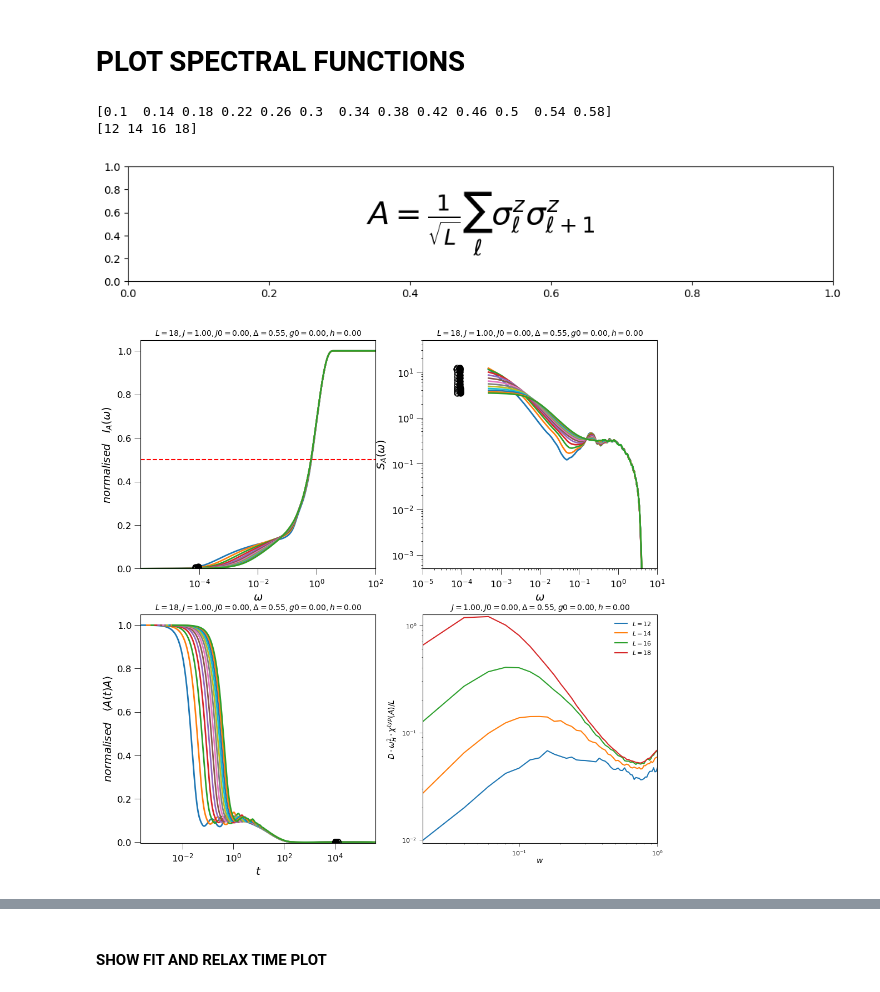
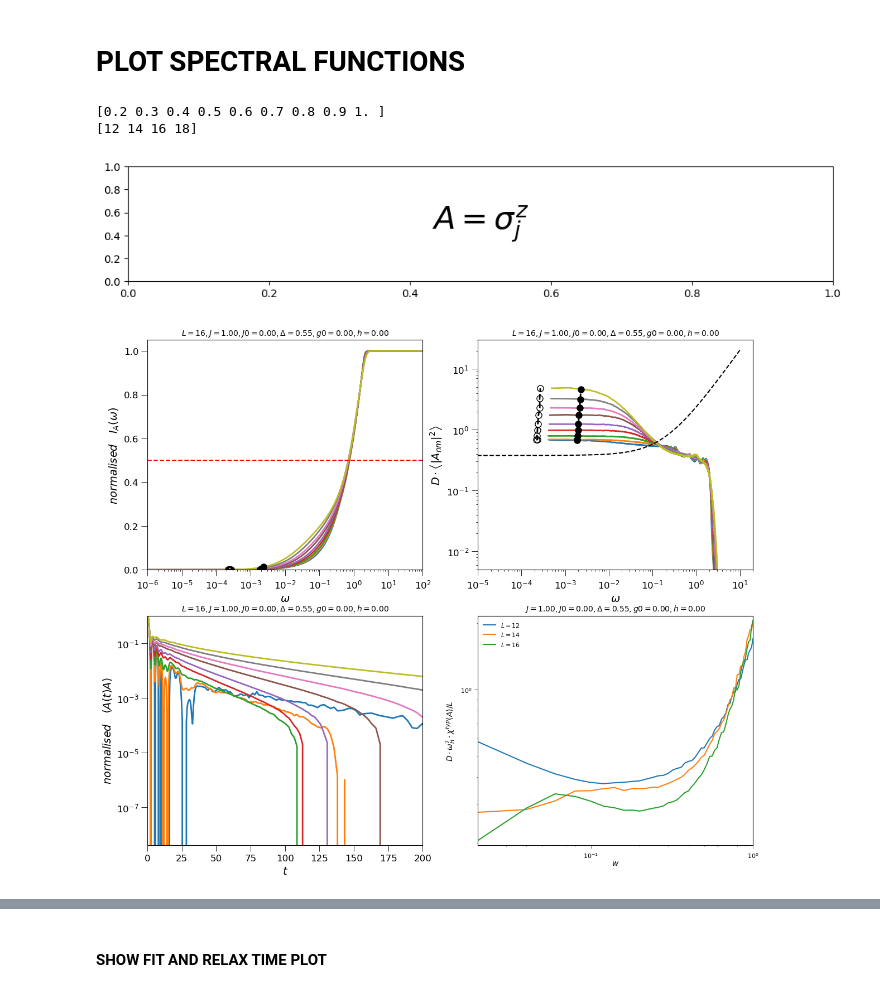
Before and after one commit to makskliczkowski/Transverse_Ising_ETH, a Jupyter notebook: IsignTransverse_ETH/Python/spectral_functions.ipynb, the cells around one changed output, grey strips where cells are left out. Drawn from its saved outputs; the diff is of its cells as text; code cells hidden in the pictures.

```diff
--- a/IsignTransverse_ETH/Python/spectral_functions.ipynb
+++ b/IsignTransverse_ETH/Python/spectral_functions.ipynb
@@ -125,63 +125,63 @@ spec_dir = cf.base_directory + ("IntegratedResponseFunction%sDERIVATIVE%s"%(kPSe
 agp_dir = cf.base_directory + "AGP{kPSep}" + cf.op_name + kPSep;
 # %%
 
-x0 = 0.1
-xend = 0.6
-dx = 0.04
+x0 = 0.2
+xend = 1.0
+dx = 0.1
 vals = spec_fun.get_scaling_array(user_settings, x0, xend, dx)
 print(vals)
 fig, axis = plt.subplots( nrows=1, ncols=1, figsize=(12,2), dpi = 100)
 axis.annotate(r"$A=$"+cf.operator_formuals[user_settings['operator']], xy=(0.5, 0.5), color='black', size=30, ha='center', va='center')
 
-fig, ((ax1, ax2), (ax3, ax4)) = plt.subplots( nrows=2, ncols=2, figsize=(12,12), dpi = 100)
-func_t = lambda y, x: y * x**1.66
-func_w = lambda y, x: y #/ x**1.66
+fig, ((ax1, ax2), (ax3, ax4)) = plt.subplots( nrows=2, ncols=2, figsize=(14,12), dpi = 100)
+func_t = lambda y, x: y #* x**2
+func_w = lambda y, x: y #/ x**2
 
 #---------------------- TIME EVOLUTION
 spec_fun.plot_spectral(axis = ax3, settings=user_settings, vals = vals,
                         xlab="t", ylab="\\langle A(t)A\\rangle",
-                        xscale='log',yscale='linear', normalise=True,
+                        xscale='linear',yscale='log', normalise=True,
                         spec="time", func_x=func_t)
 #add_legend(axis=ax3)
-#ax3.set_ylim(0,0.1)
-#ax3.set_xlim(0,1e4)
+ax3.set_ylim(0,1)
+ax3.set_xlim(0,2e2)
 #---------------------- INTEGRATED SPECTRAL FUNCTION
 spec_fun.plot_spectral(axis = ax1, settings=user_settings, vals = vals,
                         xlab="\\omega", ylab="I_A(\\omega)",
                         yscale='linear', normalise=True,
-                        spec="int")
+                        spec="int", func_x=func_w)
 #add_legend(axis=ax1)
 ax1.axhline(y=0.5, ls='--', color='red')
 #ax1.legend(title=r"$A=H_{q=1}$")
 ax1.set_ylim(0,1.05)
 
 #---------------------- SPECTRAL FUNCTION
 spec_fun.plot_spectral(axis = ax2, settings=user_settings, vals = vals,
-                        xlab="\\omega", ylab="S_A(\\omega)",
-                        yscale='log', func_x=func_w,
+                        xlab="\\omega", ylab="D\\cdot\\left\\langle|A_{nm}|^2\\right\\rangle",
+                        xscale='log', yscale='log', func_x=func_w,
                         spec="spec", use_derivative=use_derivative)
-if use_derivative: ax2.set_ylim(5e-5, 1e3)
-else: ax2.set_ylim(5e-4, 5e1)
-ax2.set_xlim(1e-5, 1e1)
+if use_derivative: ax2.set_ylim(5e-30, 1e3)
+else: ax2.set_ylim(5e-3, 3e1)
+ax2.set_xlim(1e-5, 2e1)
 #add_legend(axis=ax2)
-#xval=np.logspace(-6,1,100)
-#ax2.plot(xval, 3e3*xval, linestyle='--', color='black')
+xval=np.logspace(-6,1,100)
+ax2.plot(xval, 0.38+2*xval, linestyle='--', color='black')
 #ax2.plot(xval, 3e0/xval, linestyle='--', color='black')
 #ax2.plot(xval, 3e0/xval**2, linestyle='--', color='red')
 
 
 
 #---------------------- ADIABATICS
 new_set_class = copy.deepcopy(cf.plot_settings)
 new_set_class.set_vs(cf.plot_settings.settings['scaling'])
 new_set_class.set_scaling("L")
 new_set_class._settings['site'] = -1
 new_set_class.set_scales(xscale='log', yscale='log')
 agp.plot_agp(axis = ax4, settings_class=new_set_class, which=2)
 #ax4.set_ylim(1e-2, 1e1)
 # %% [output]
-[0.1  0.14 0.18 0.22 0.26 0.3  0.34 0.38 0.42 0.46 0.5  0.54 0.58]
+[0.2 0.3 0.4 0.5 0.6 0.7 0.8 0.9 1. ]
 [12 14 16 18]
-[figure, old version]
+[figure, new version]
-[figure, old version]
+[figure, new version]
 # %%
```
Also changed, not shown: parts of 5 cells of this notebook, 11 other files.
